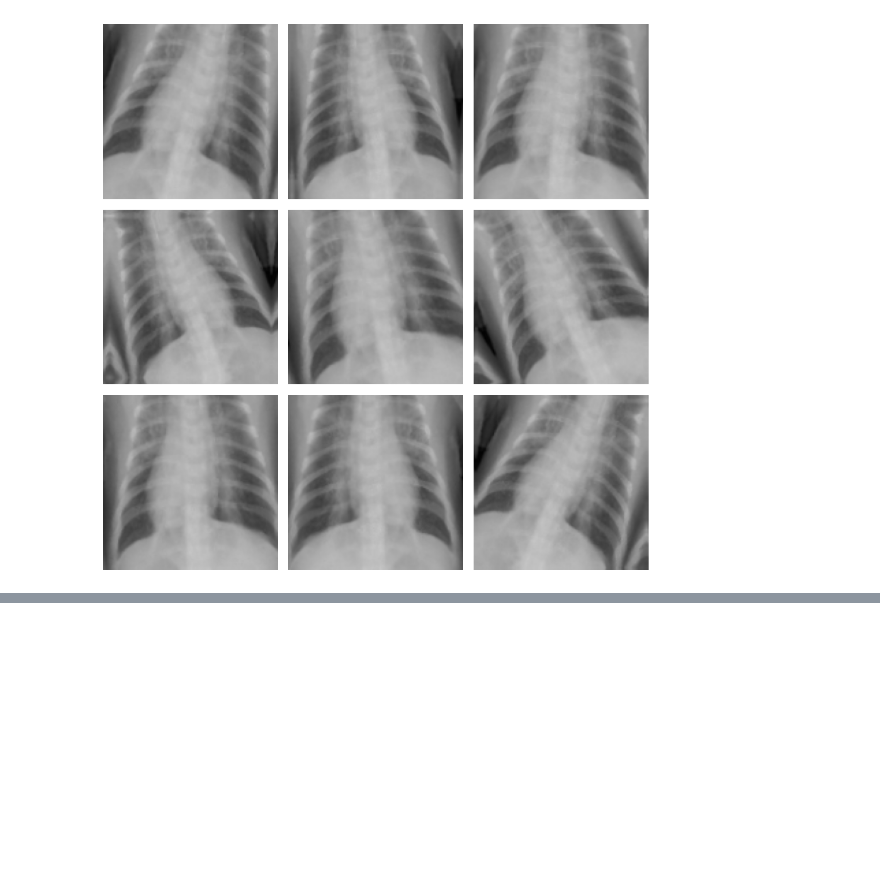
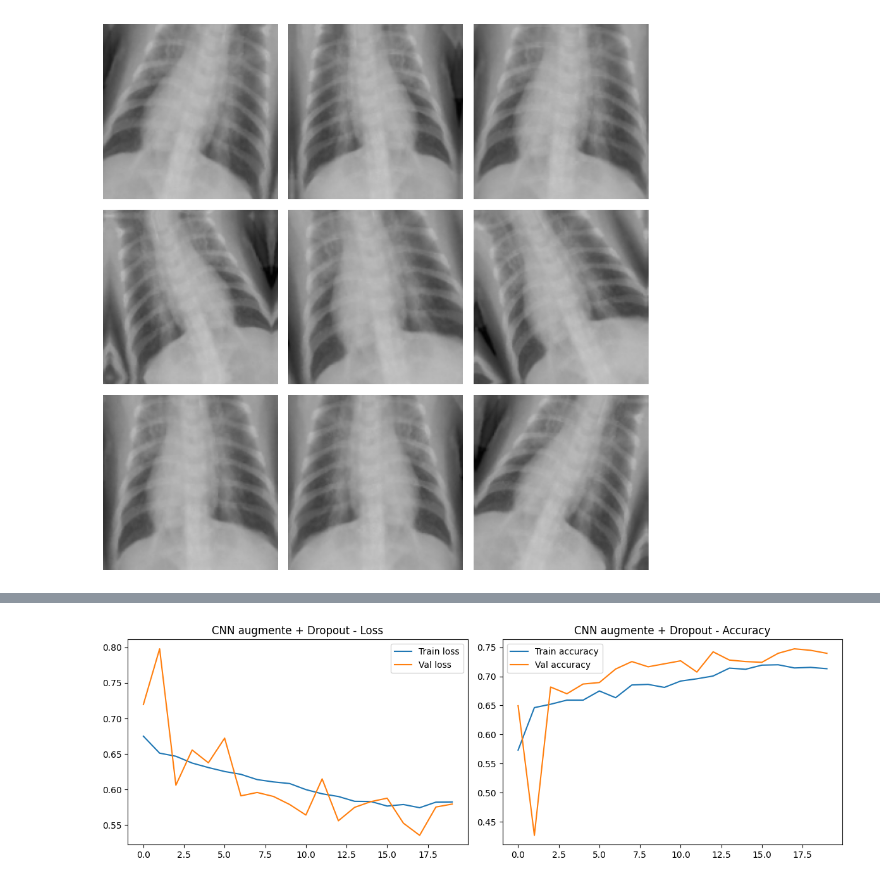
Before and after one commit to TheoKraichette/deeplearning-j3-cnn-classification-images-KRAICHETTE-Theo, a Jupyter notebook: cnn_pneumonie.ipynb, the cells around one changed output, grey strips where cells are left out. Saved outputs shown, nothing was run; the diff lists cells and outputs as text; code cells hidden in the pictures; blank space fills up the shorter version.

Commit message:
phase 2.2 dropout retraining

```diff
--- a/cnn_pneumonie.ipynb
+++ b/cnn_pneumonie.ipynb
@@ -391,0 +446,18 @@ plt.show()
+# %%
+log_dir_aug = 'logs/augmented/' + datetime.datetime.now().strftime('%Y%m%d-%H%M%S')
+tensorboard_callback_aug = tf.keras.callbacks.TensorBoard(log_dir=log_dir_aug, histogram_freq=1)
+early_stopping_aug = tf.keras.callbacks.EarlyStopping(
+    monitor='val_loss', patience=5, restore_best_weights=True)
+
+start = time.time()
+history_augmented = model_augmented.fit(
+    train_ds,
+    epochs=20,
+    validation_data=val_ds,
+    callbacks=[tensorboard_callback_aug, early_stopping_aug],
+    class_weight=class_weight,
+    verbose=2,
+)
+training_time_augmented = time.time() - start
+print(f"Temps d'entraînement : {training_time_augmented:.0f}s")
+print(f"val_accuracy finale : {max(history_augmented.history['val_accuracy']):.3f}")
@@ -391,0 +482,4 @@ plt.show()
+# %%
+plot_history(history_augmented, "CNN augmente + Dropout")
+# %% [output]
+[figure, added]
```
Also changed, not shown: parts of 4 cells of this notebook, 1 other file.
